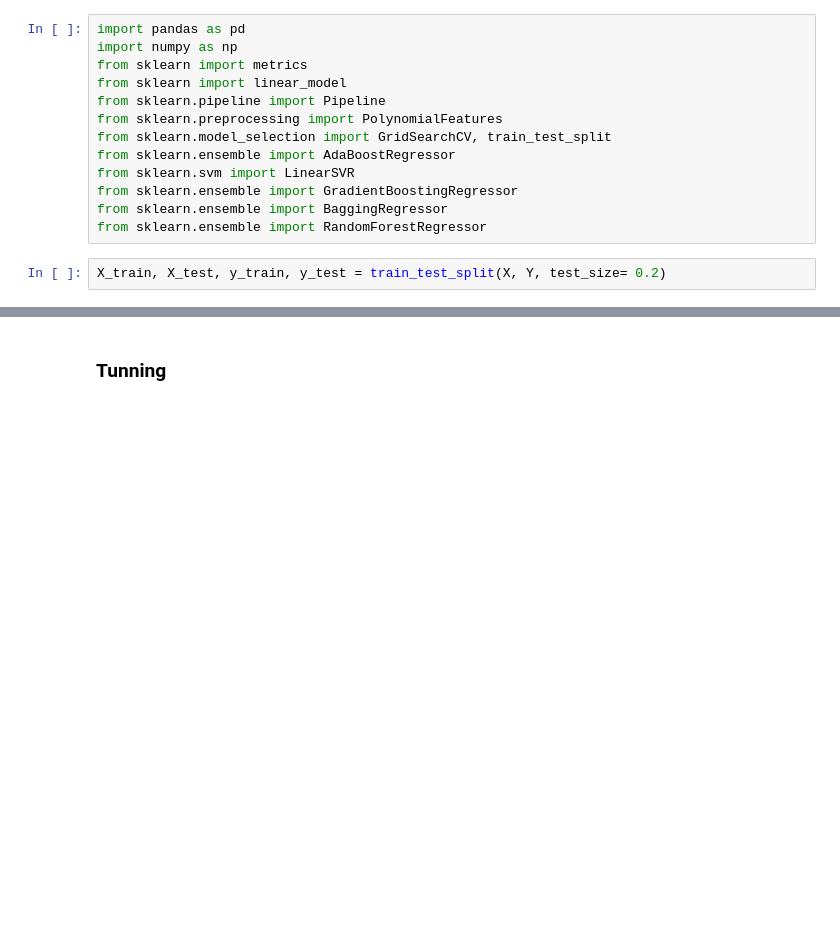
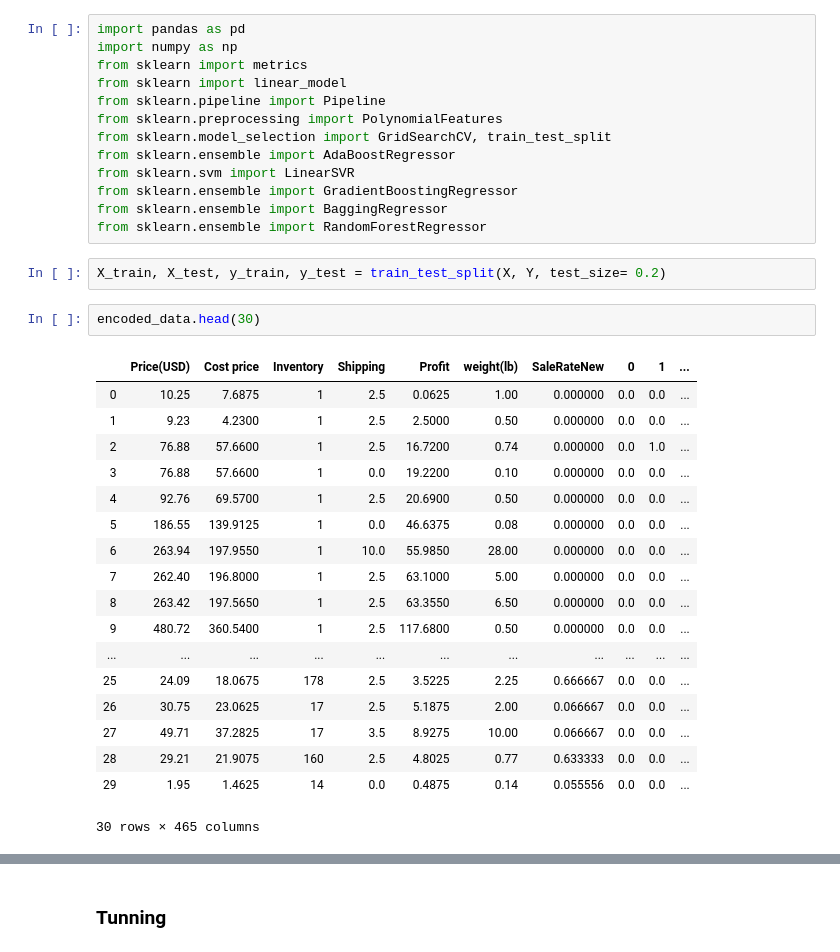
Before and after one commit to Shrikantsamarth/optimization-of-warehouses-by-implementation-of-machine-learning-methodologies, a Jupyter notebook: Thessis/Blowout Prediction (Model only).ipynb, the cells around one changed output, grey strips where cells are left out. Drawn from its saved outputs; the diff is of its cells as text; blank space fills up the shorter version.

```diff
--- a/Thessis/Blowout Prediction (Model only).ipynb
+++ b/Thessis/Blowout Prediction (Model only).ipynb
@@ -81,6 +81,27 @@ from sklearn.ensemble import BaggingRegressor
 from sklearn.ensemble import RandomForestRegressor
 # %%
 X_train, X_test, y_train, y_test = train_test_split(X, Y, test_size= 0.2)
+# %%
+encoded_data.head(30)
+# %% [output]
+|  | Price(USD) | Cost price | Inventory | Shipping | Profit | weight(lb) | SaleRateNew | 0 | 1 | ... |
+| 0 | 10.25 | 7.6875 | 1 | 2.5 | 0.0625 | 1.00 | 0.000000 | 0.0 | 0.0 | ... |
+| 1 | 9.23 | 4.2300 | 1 | 2.5 | 2.5000 | 0.50 | 0.000000 | 0.0 | 0.0 | ... |
+| 2 | 76.88 | 57.6600 | 1 | 2.5 | 16.7200 | 0.74 | 0.000000 | 0.0 | 1.0 | ... |
+| 3 | 76.88 | 57.6600 | 1 | 0.0 | 19.2200 | 0.10 | 0.000000 | 0.0 | 0.0 | ... |
+| 4 | 92.76 | 69.5700 | 1 | 2.5 | 20.6900 | 0.50 | 0.000000 | 0.0 | 0.0 | ... |
+| 5 | 186.55 | 139.9125 | 1 | 0.0 | 46.6375 | 0.08 | 0.000000 | 0.0 | 0.0 | ... |
+| 6 | 263.94 | 197.9550 | 1 | 10.0 | 55.9850 | 28.00 | 0.000000 | 0.0 | 0.0 | ... |
+| 7 | 262.40 | 196.8000 | 1 | 2.5 | 63.1000 | 5.00 | 0.000000 | 0.0 | 0.0 | ... |
+| 8 | 263.42 | 197.5650 | 1 | 2.5 | 63.3550 | 6.50 | 0.000000 | 0.0 | 0.0 | ... |
+| 9 | 480.72 | 360.5400 | 1 | 2.5 | 117.6800 | 0.50 | 0.000000 | 0.0 | 0.0 | ... |
+| ... | ... | ... | ... | ... | ... | ... | ... | ... | ... | ... |
+| 25 | 24.09 | 18.0675 | 178 | 2.5 | 3.5225 | 2.25 | 0.666667 | 0.0 | 0.0 | ... |
+| 26 | 30.75 | 23.0625 | 17 | 2.5 | 5.1875 | 2.00 | 0.066667 | 0.0 | 0.0 | ... |
+| 27 | 49.71 | 37.2825 | 17 | 3.5 | 8.9275 | 10.00 | 0.066667 | 0.0 | 0.0 | ... |
+| 28 | 29.21 | 21.9075 | 160 | 2.5 | 4.8025 | 0.77 | 0.633333 | 0.0 | 0.0 | ... |
+| 29 | 1.95 | 1.4625 | 14 | 0.0 | 0.4875 | 0.14 | 0.055556 | 0.0 | 0.0 | ... |
+30 rows × 465 columns
 # %%
 #Regression
 #‘explained_variance’	metrics.explained_variance_score
```
Also changed, not shown: parts of 15 cells of this notebook.
